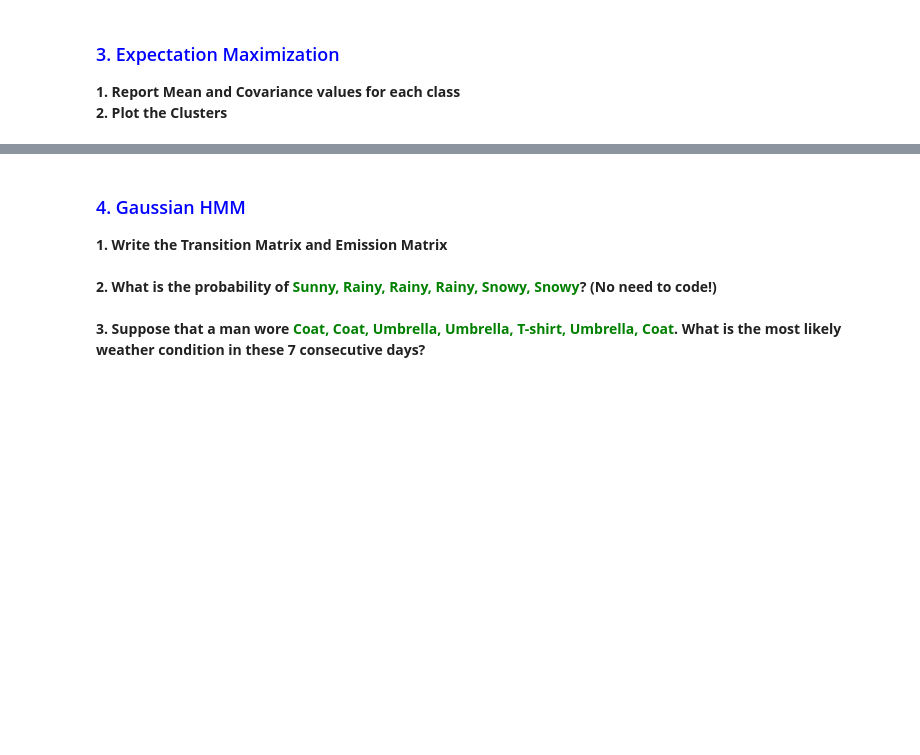
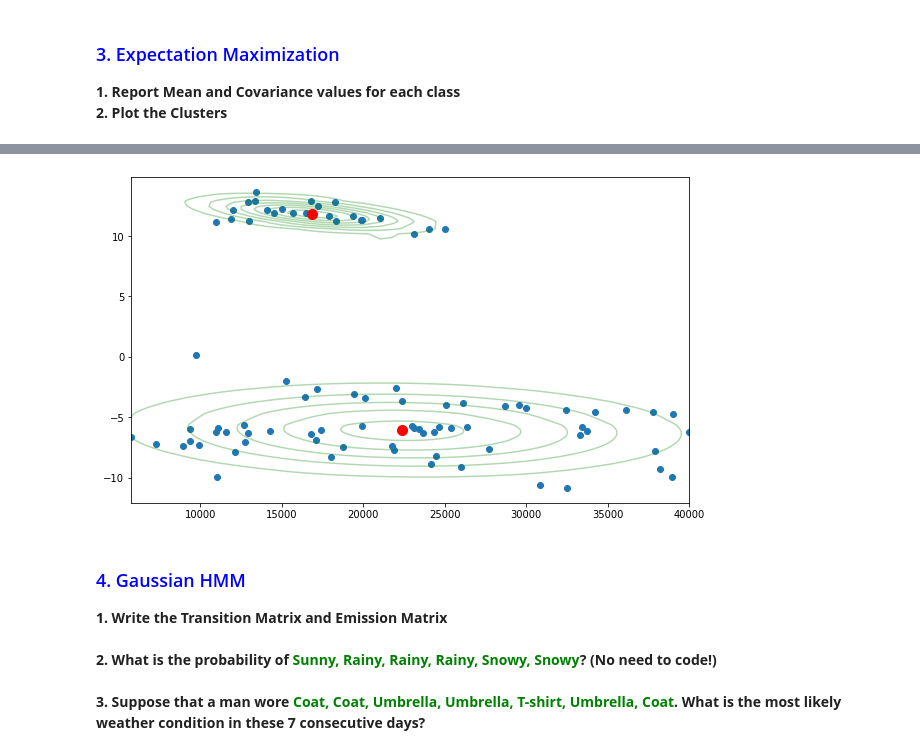
Before and after one commit to codamin/Machine-Learning-Course-Assignments, a Jupyter notebook: hw4/ho/HO4 Task - Parametric Density Estimation - ML2020/ML_Task4.ipynb, the cells around one changed output, grey strips where cells are left out. Saved outputs shown, nothing was run; the diff lists cells and outputs as text; code cells hidden in the pictures; blank space fills up the shorter version.

```diff
--- a/hw4/ho/HO4 Task - Parametric Density Estimation - ML2020/ML_Task4.ipynb
+++ b/hw4/ho/HO4 Task - Parametric Density Estimation - ML2020/ML_Task4.ipynb
@@ -23,0 +61,8 @@ __2. Plot the Clusters__
+# %%
+GMM = GaussianMixture(n_components=2, covariance_type='full').fit(X_features)
+print('Converged:', GMM.converged_)
+means = GMM.means_
+covariances = GMM.covariances_
+
+print('\u03BC = \n', means)
+print('\u03A3 = \n', covariances)
@@ -24,3 +80,18 @@ __2. Plot the Clusters__
+# %%
+def plot_clusters(X_features, means, covariances):
+    x,y = np.meshgrid(np.sort(X_features[:,0]),np.sort(X_features[:,1]))
+    XY = np.array([x.flatten(),y.flatten()]).T
+
+    fig, ax = plt.subplots(figsize=(10,6))
+    ax.scatter(X_features[:,0],X_features[:,1])
+    for m,c in zip(means,covariances):
+        multi_normal = multivariate_normal(mean= m,cov= c)
+        ax.contour(np.sort(X_features[:,0]),np.sort(X_features[:,1]),multi_normal.pdf(XY).reshape(len(X_features),len(X_features)),colors='green',alpha=0.3)
+        ax.scatter(m[0],m[1],c='red',zorder=10,s=100)
+
+plot_clusters(X_features, means, covariances)
+# %% [output]
+[figure, added]
 # %% [markdown]
 ### <font color=blue>4. Gaussian HMM</font><br> ###
 
```
Also changed, not shown: parts of 14 cells of this notebook, 1 other file.
